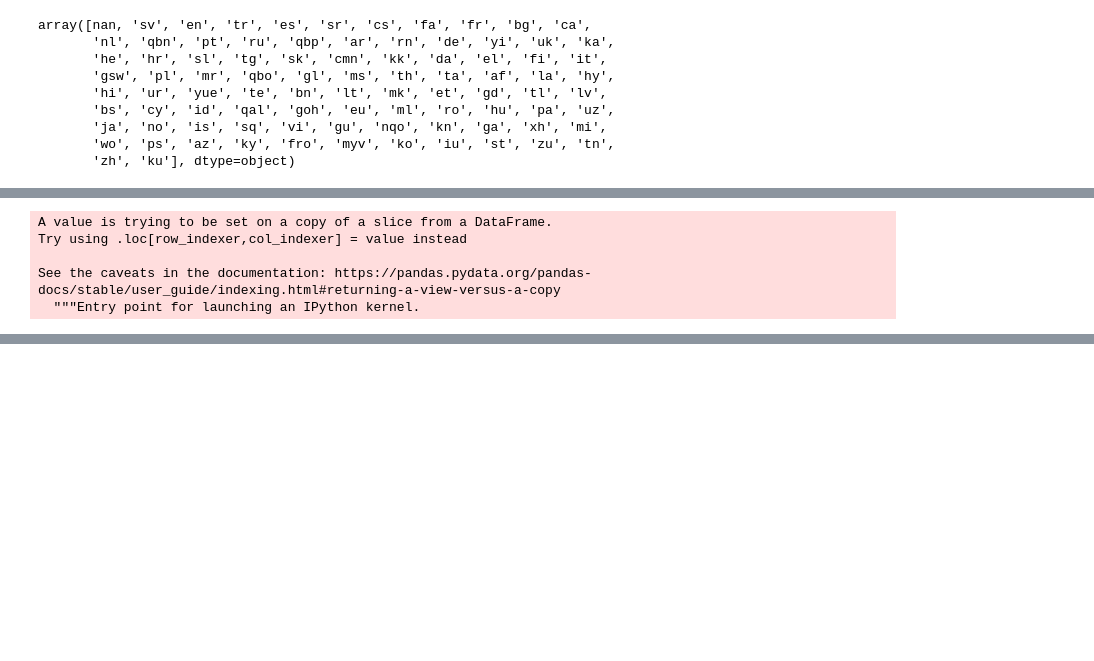
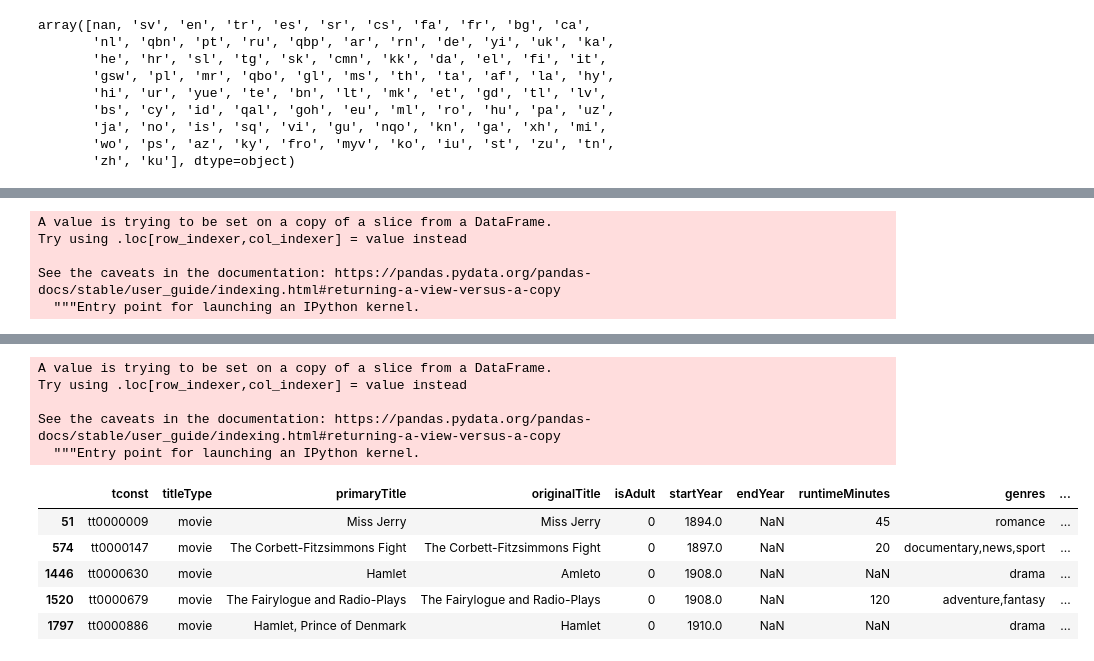
Before and after one commit to Mekondjo-EDSA/dsi_repo, a Jupyter notebook: Untitled15.ipynb, the cells around one changed output, grey strips where cells are left out. Cells and saved outputs as stored; diff of their text form; code cells hidden in the pictures; blank space fills up the shorter version.

Commit message:
Lower the case of all text in the genres column

```diff
--- a/Untitled15.ipynb
+++ b/Untitled15.ipynb
@@ -197,14 +197,15 @@ df_new.head()
 | 1446 | tt0000630 | movie | Hamlet | Amleto | 0 | 1908.0 | NaN | NaN | Drama | ... |
 | 1520 | tt0000679 | movie | The Fairylogue and Radio-Plays | The Fairylogue and Radio-Plays | 0 | 1908.0 | NaN | 120 | Adventure,Fantasy | ... |
 | 1797 | tt0000886 | movie | Hamlet, Prince of Denmark | Hamlet | 0 | 1910.0 | NaN | NaN | Drama | ... |
-# %%
-df_new['log10Votes'] = np.log10(df_new['numVotes'])
-# %% [output]
-A value is trying to be set on a copy of a slice from a DataFrame.
-Try using .loc[row_indexer,col_indexer] = value instead
-
-See the caveats in the documentation: https://pandas.pydata.org/pandas-docs/stable/user_guide/indexing.html#returning-a-view-versus-a-copy
-  """Entry point for launching an IPython kernel.
+# %%
+#create new column containing log10 values of the numVotes column
+df_new['log10Votes'] = np.log10(df_new['numVotes'])
+# %% [output]
+A value is trying to be set on a copy of a slice from a DataFrame.
+Try using .loc[row_indexer,col_indexer] = value instead
+
+See the caveats in the documentation: https://pandas.pydata.org/pandas-docs/stable/user_guide/indexing.html#returning-a-view-versus-a-copy
+  """Entry point for launching an IPython kernel.
 # %%
 df_new.head()
 # %% [output]
@@ -214,3 +215,21 @@ df_new.head()
 | 1446 | tt0000630 | movie | Hamlet | Amleto | 0 | 1908.0 | NaN | NaN | Drama | ... |
 | 1520 | tt0000679 | movie | The Fairylogue and Radio-Plays | The Fairylogue and Radio-Plays | 0 | 1908.0 | NaN | 120 | Adventure,Fantasy | ... |
 | 1797 | tt0000886 | movie | Hamlet, Prince of Denmark | Hamlet | 0 | 1910.0 | NaN | NaN | Drama | ... |
+# %%
+#Lower the case of all text in the 'genres' column
+df_new['genres'] = df_new['genres'].str.lower()
+# %% [output]
+A value is trying to be set on a copy of a slice from a DataFrame.
+Try using .loc[row_indexer,col_indexer] = value instead
+
+See the caveats in the documentation: https://pandas.pydata.org/pandas-docs/stable/user_guide/indexing.html#returning-a-view-versus-a-copy
+  """Entry point for launching an IPython kernel.
+# %%
+df_new.head()
+# %% [output]
+|  | tconst | titleType | primaryTitle | originalTitle | isAdult | startYear | endYear | runtimeMinutes | genres | ... |
+| 51 | tt0000009 | movie | Miss Jerry | Miss Jerry | 0 | 1894.0 | NaN | 45 | romance | ... |
+| 574 | tt0000147 | movie | The Corbett-Fitzsimmons Fight | The Corbett-Fitzsimmons Fight | 0 | 1897.0 | NaN | 20 | documentary,news,sport | ... |
+| 1446 | tt0000630 | movie | Hamlet | Amleto | 0 | 1908.0 | NaN | NaN | drama | ... |
+| 1520 | tt0000679 | movie | The Fairylogue and Radio-Plays | The Fairylogue and Radio-Plays | 0 | 1908.0 | NaN | 120 | adventure,fantasy | ... |
+| 1797 | tt0000886 | movie | Hamlet, Prince of Denmark | Hamlet | 0 | 1910.0 | NaN | NaN | drama | ... |
```
